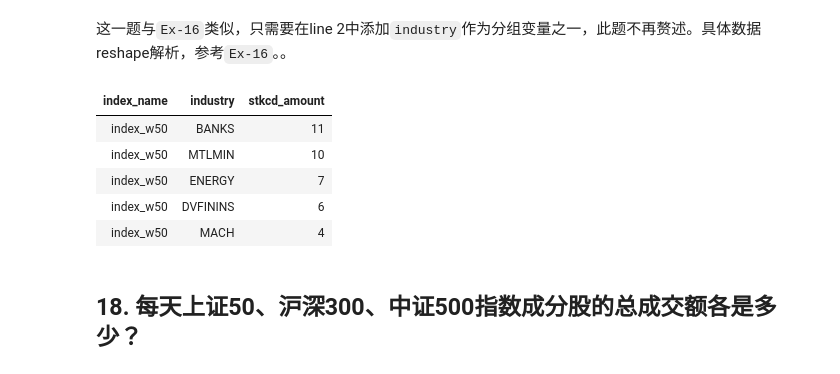
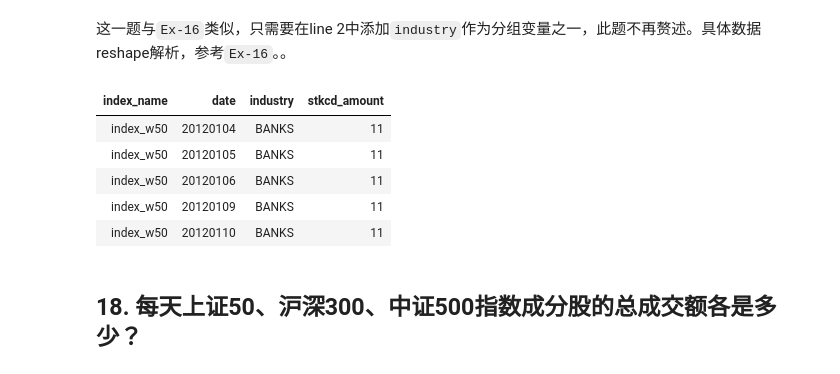
Before and after one commit to Ravin515/r-data-practice, a Jupyter notebook: answer-keys.ipynb, the cells around one changed output. Cells and saved outputs as stored; diff of their text form; code cells hidden in the pictures.

```diff
--- a/answer-keys.ipynb
+++ b/answer-keys.ipynb
@@ -485,15 +486,15 @@ data[, melt(.SD, measure.vars = patterns("index"), variable.name = "index_name")
 这一题与`Ex-16`类似，只需要在line 2中添加`industry`作为分组变量之一，此题不再赘述。具体数据reshape解析，参考`Ex-16`。。
 # %%
 data[, melt(.SD, measure.vars = patterns("index"), variable.name = "index_name")
-    ][value > 0, .(stkcd_amount = uniqueN(symbol)), by = .(index_name, industry)
+    ][value > 0, .(stkcd_amount = uniqueN(symbol)), by = .(index_name, date, industry)
     ][1:5]
 # %% [output]
-| index_name | industry | stkcd_amount |
-| index_w50 | BANKS | 11 |
-| index_w50 | MTLMIN | 10 |
-| index_w50 | ENERGY | 7 |
-| index_w50 | DVFININS | 6 |
-| index_w50 | MACH | 4 |
+| index_name | date | industry | stkcd_amount |
+| index_w50 | 20120104 | BANKS | 11 |
+| index_w50 | 20120105 | BANKS | 11 |
+| index_w50 | 20120106 | BANKS | 11 |
+| index_w50 | 20120109 | BANKS | 11 |
+| index_w50 | 20120110 | BANKS | 11 |
 # %% [markdown]
 ## 18. 每天上证50、沪深300、中证500指数成分股的总成交额各是多少？
 # %% [markdown]
```
Also changed, not shown: parts of 26 cells of this notebook, 1 other file.
